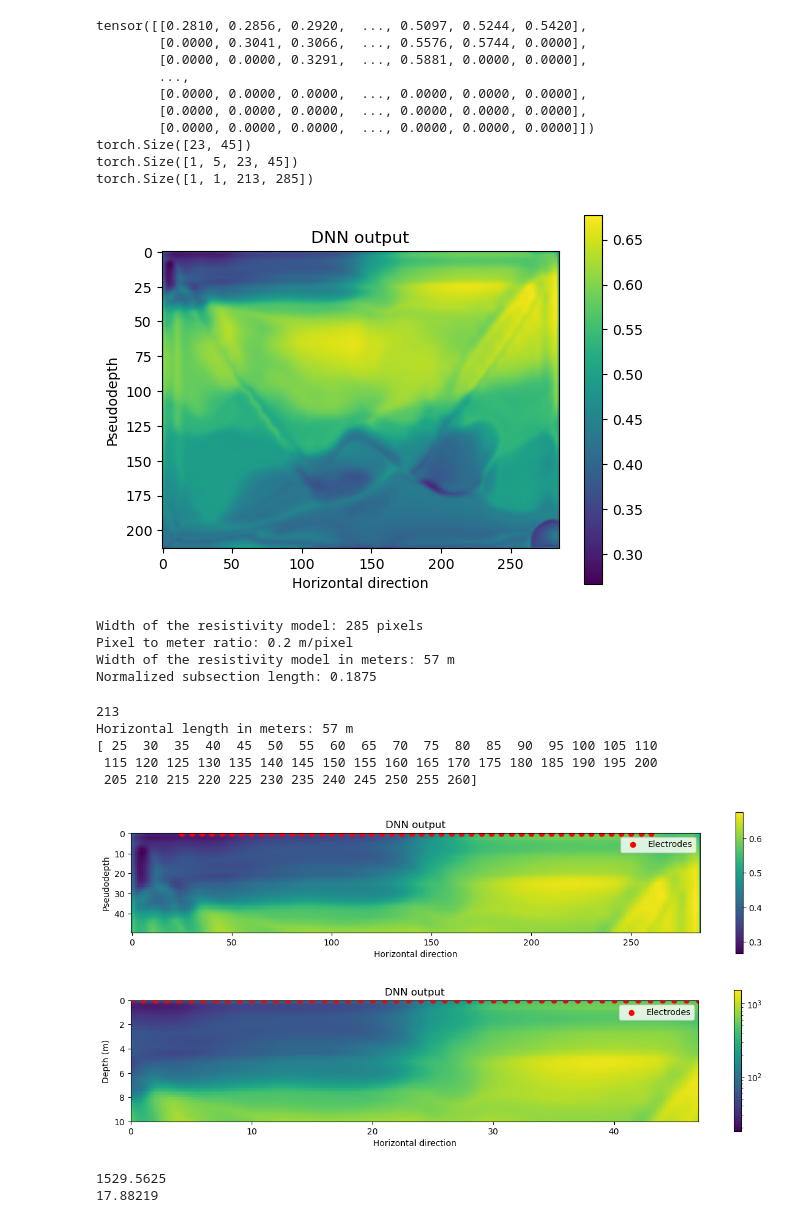
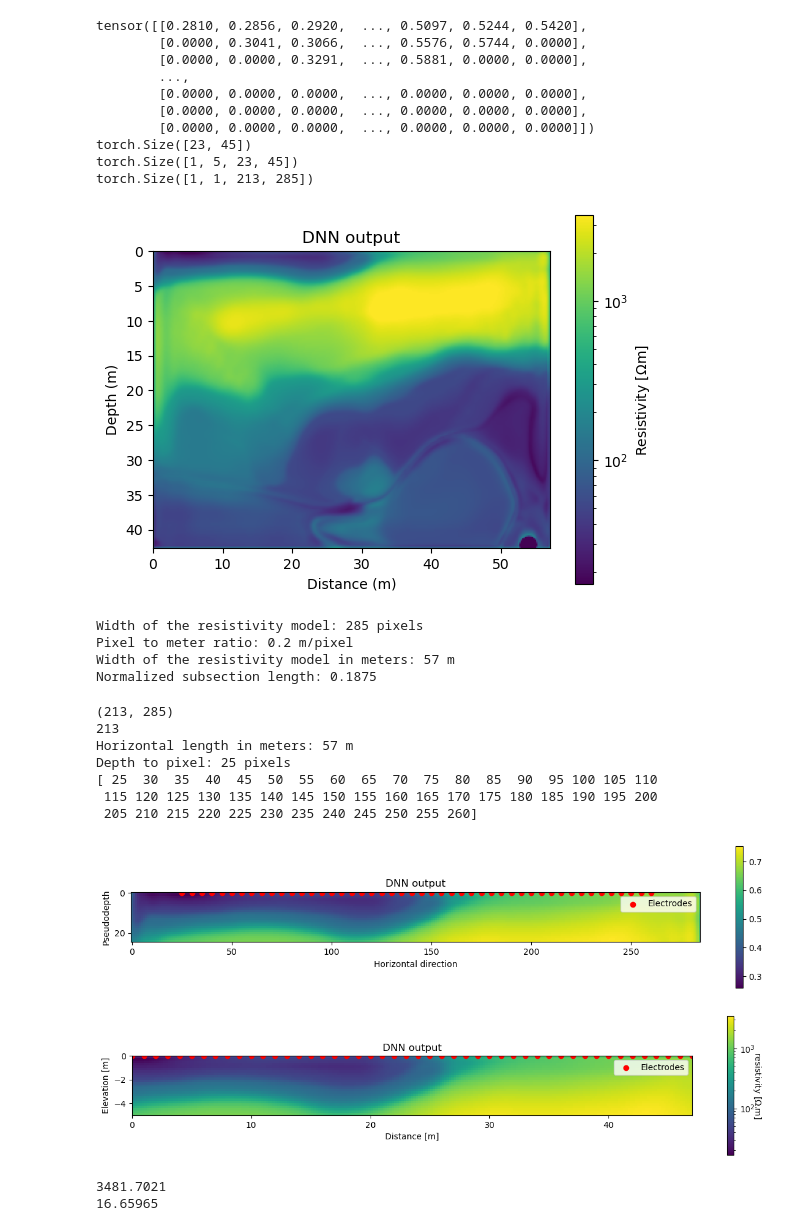
Before and after one commit to Jojobarbarr/invERT, a Jupyter notebook: invERT/val_PEGGHy.ipynb, the cells around one changed output. Drawn from its saved outputs; the diff is of its cells as text; code cells hidden in the pictures.

```diff
--- a/invERT/val_PEGGHy.ipynb
+++ b/invERT/val_PEGGHy.ipynb
@@ -41,8 +41,8 @@ mean_rhoapp = np.mean(rho_apps)
 for i in range(48 // 2 - 1):
     for j in range(i, 48 - 3 - i):
         if pseudosection[i, j] == 0:
-            # pseudosection[i, j] = 1
-            pseudosection[i, j] = pseudosection[i - 1, j]
+            pseudosection[i, j] = 1
+            # pseudosection[i, j] = pseudosection[i - 1, j]
 
 pseudosection[pseudosection == 0] = np.nan
 # %%
@@ -126,11 +135,11 @@ Width of the survey: 0.1875 normalized
 # plt.ylabel("Pseudodepth")
 # plt.show()
 # %%
-experiment_path = Path("/home/labo3A/results/no_pad_no_resize_sum_weight_05-05-2025_15h46")
-# experiment_path = Path("/mnt/ensg/tout_le_monde/Basile/results/resized_features_25-04-2025_11h28")
+# experiment_path = Path("/home/labo3A/results/no_pad_no_resize_sum_weight_06-05-2025_08h07")
+experiment_path = Path("/mnt/ensg/tout_le_monde/Basile/results/no_pad_no_resize_sum_weight_06-05-2025_08h07")
 
 model_ckpt_path = experiment_path / "figures/model_output/checkpoints"
-model_ckpt_list = sorted(model_ckpt_path.glob("*.pth"), key=lambda x: int(x.stem.split("_")[-1]))
+model_ckpt_list = sorted(model_ckpt_path.glob("model_epoch*.pth"), key=lambda x: int(x.stem.split("_")[-1]))
 print(f"Found {len(model_ckpt_list)} checkpoints, last one is {model_ckpt_list[-1].stem}")
 model = UNet()
 model.load_state_dict(torch.load(model_ckpt_list[-1], map_location='cpu')['model_state_dict'])
@@ -187,14 +196,22 @@ torch.Size([1, 1, 213, 285])
 # %%
 output = model(true_pseudosection, norm_log_resistivity_model)
 # %%
-plt.imshow(output[0, 0].detach().numpy(), cmap="viridis")
-plt.colorbar()
+def detransform(log_res: float | np.ndarray[float]) -> float | np.ndarray[float]:
+    return np.exp(log_res * np.log(50000)).astype(log_res.dtype)
+ou = detransform(output[0, 0].detach().numpy())
+vmax = 3481.7021
+vmin = 16.65965
+from matplotlib.colors import LogNorm
+norm = LogNorm(vmin=vmin, vmax=vmax)
+plt.imshow(detransform(output[0, 0].detach().numpy()), cmap="viridis", extent=[0, 57, 213 / 5, 0], norm=norm)
+clb = plt.colorbar()
+clb.set_label(r"Resistivity [$\Omega$m]")
 plt.title("DNN output")
-plt.xlabel("Horizontal direction")
-plt.ylabel("Pseudodepth")
+plt.xlabel("Distance (m)")
+plt.ylabel("Depth (m)")
 plt.show()
 # %% [output]
-[figure, old version]
+[figure, new version]
 # %%
 num_e = int(num_electrodes * (96 - 24) + 24)
 
@@ -222,6 +239,7 @@ Width of the resistivity model in meters: 57 m
 Normalized subsection length: 0.1875
 # %%
 output_np = output[0, 0].detach().numpy()
+print(output_np.shape)
 # true_dims = cv2.resize(output_np, (255, 191), interpolation=cv2.INTER_LINEAR)
 output_to_show = output_np[:]
 print(len(output_to_show))
@@ -229,8 +247,11 @@ horizontal_length_m = 1 * W_m
 print(f"Horizontal length in meters: {horizontal_length_m} m")
 vertical_length_m = int(horizontal_length_m * 0.75)
 
-depth = 10
-depth_to_pixel = int(depth * output_np.shape[0] / vertical_length_m)
+depth_m = 5
+# depth_to_pixel = depth_m * int((0.75 * W) / int(w * 0.75))
+depth_to_pixel = int(depth_m * 213 / 42)
+# depth_to_pixel = int(depth_m * 0.75 * W / 150)
+print(f"Depth to pixel: {depth_to_pixel} pixels")
 
 x_elec = np.arange(25, W - 25 + 1, 5)
 print(x_elec)
@@ -245,12 +266,14 @@ plt.ylabel("Pseudodepth")
 plt.legend()
 plt.show()
 # %% [output]
+(213, 285)
 213
 Horizontal length in meters: 57 m
+Depth to pixel: 25 pixels
 [ 25  30  35  40  45  50  55  60  65  70  75  80  85  90  95 100 105 110
  115 120 125 130 135 140 145 150 155 160 165 170 175 180 185 190 195 200
  205 210 215 220 225 230 235 240 245 250 255 260]
-[figure, old version]
+[figure, new version]
 # %%
 def detransform(log_res: float | np.ndarray[float]) -> float | np.ndarray[float]:
     return np.exp(log_res * np.log(50000)).astype(log_res.dtype)
@@ -259,23 +282,24 @@ o = detransform(output_to_show[:depth_to_pixel])
 # %%
 from matplotlib.colors import LogNorm
 plt.figure(figsize=(15, 3))
 max_v = np.max(o)
 min_v = np.min(o)
 norm = LogNorm(vmin=min_v, vmax=max_v)
-extent = [0, 47, depth, 0]
+extent = [0, 47, -depth_m, 0]
 
 x_elec_ = (x_elec - 25) * px_to_m
 plt.scatter(x_elec_, y_elec, c="red", marker="o", label="Electrodes")
 plt.imshow(o[:, 25:W-25], cmap="viridis", extent=extent, norm=norm)
-plt.colorbar()
+clb = plt.colorbar()
+clb.set_label(r"resistivity [$\Omega$.m]", rotation=270, labelpad=9)
 plt.title("DNN output")
-plt.xlabel("Horizontal direction")
-plt.ylabel("Depth (m)")
+plt.xlabel("Distance [m]")
+plt.ylabel("Elevation [m]")
 plt.legend()
 plt.show()
 print(max_v)
 print(min_v)
 # %% [output]
-[figure, old version]
+[figure, new version]
-1529.5625
-17.88219
+3481.7021
+16.65965
```
Also changed, not shown: parts of 5 cells of this notebook, 7 other files.
